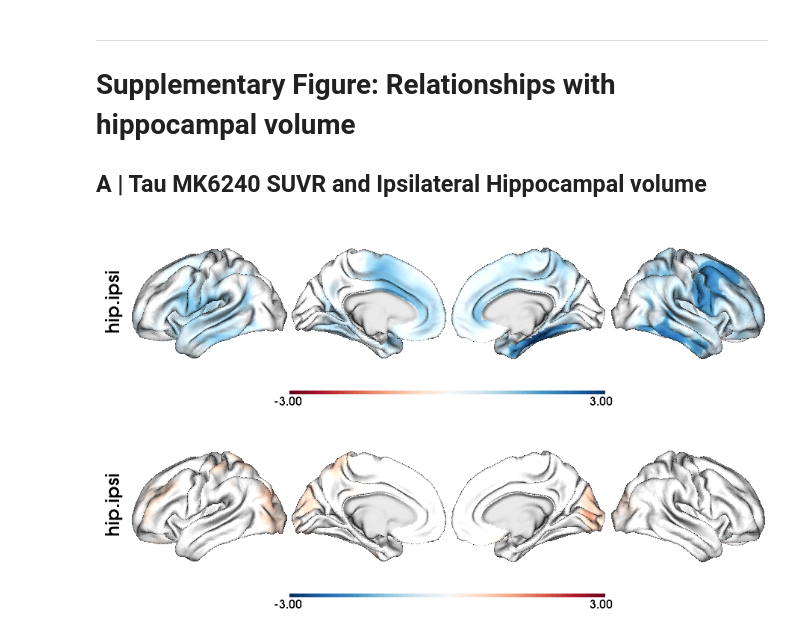
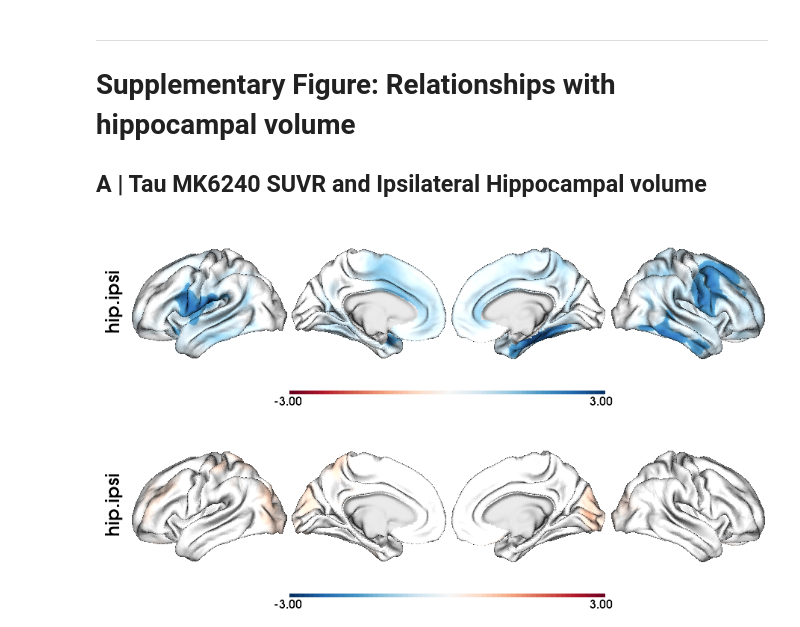
Before and after one commit to MICA-MNI/2025_in-vivo_tauPET-mk6240_TLE, a Jupyter notebook: scripts/Fig-3_clinical-cognitive_correlations.ipynb, the cells around one changed output. Drawn from its saved outputs; the diff is of its cells as text; code cells hidden in the pictures.

```diff
--- a/scripts/Fig-3_clinical-cognitive_correlations.ipynb
+++ b/scripts/Fig-3_clinical-cognitive_correlations.ipynb
@@ -150,7 +150,7 @@ slm_surf(df.loc[sub_df.index], tauMK6240[sub_df.index, :],
 
 ## A | Tau MK6240 SUVR and **Ipsilateral** Hippocampal volume
 # %%
-slm_surf(df, feat='hip.ipsi', Y=tauMK6240, neg_tail=True, cthr=0.05, alpha=0.6, scale=1, nan_color=(0.8, 0.8, 0.8, 1))
+slm_surf(df, feat='hip.ipsi', Y=tauMK6240, neg_tail=True, cthr=0.05, alpha=0.5, scale=1, nan_color=(0.8, 0.8, 0.8, 1))
 # %% [output]
-[figure, old version]
+[figure, new version]
 # %%
```
Also changed, not shown: parts of 8 cells of this notebook, 1 other file.
